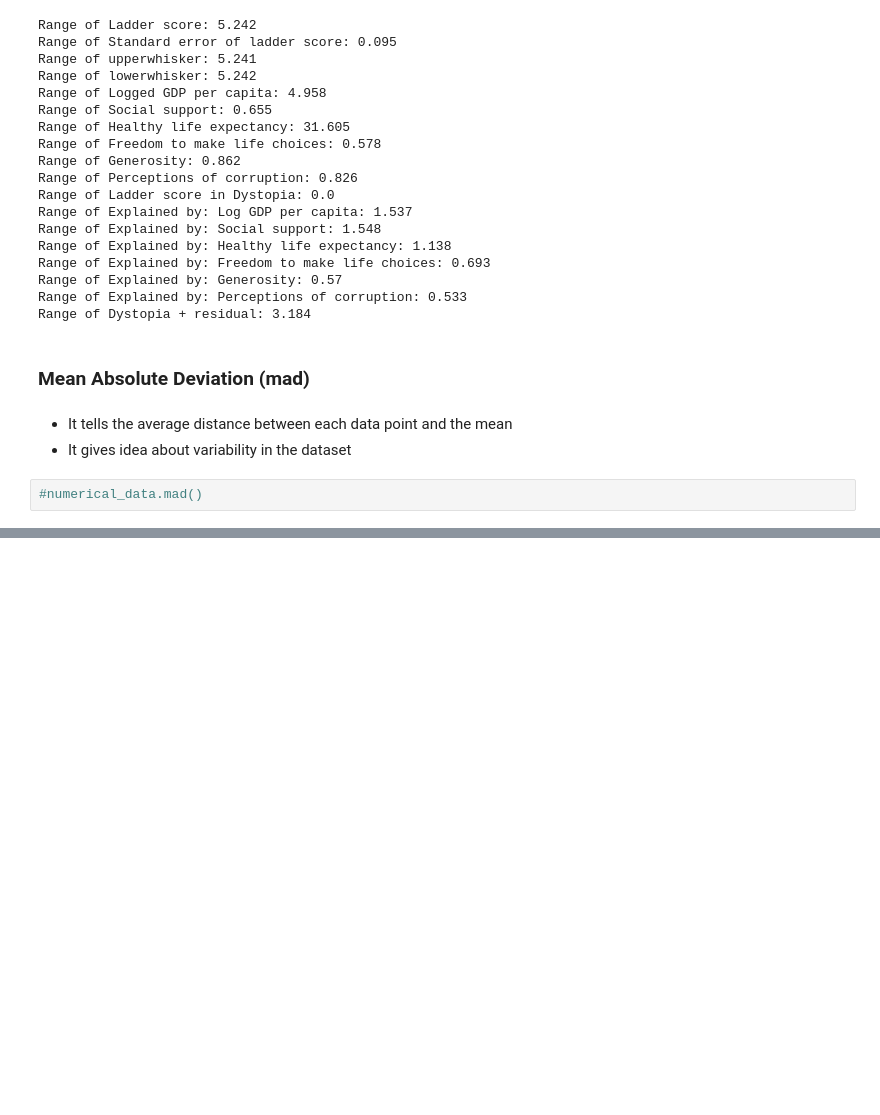
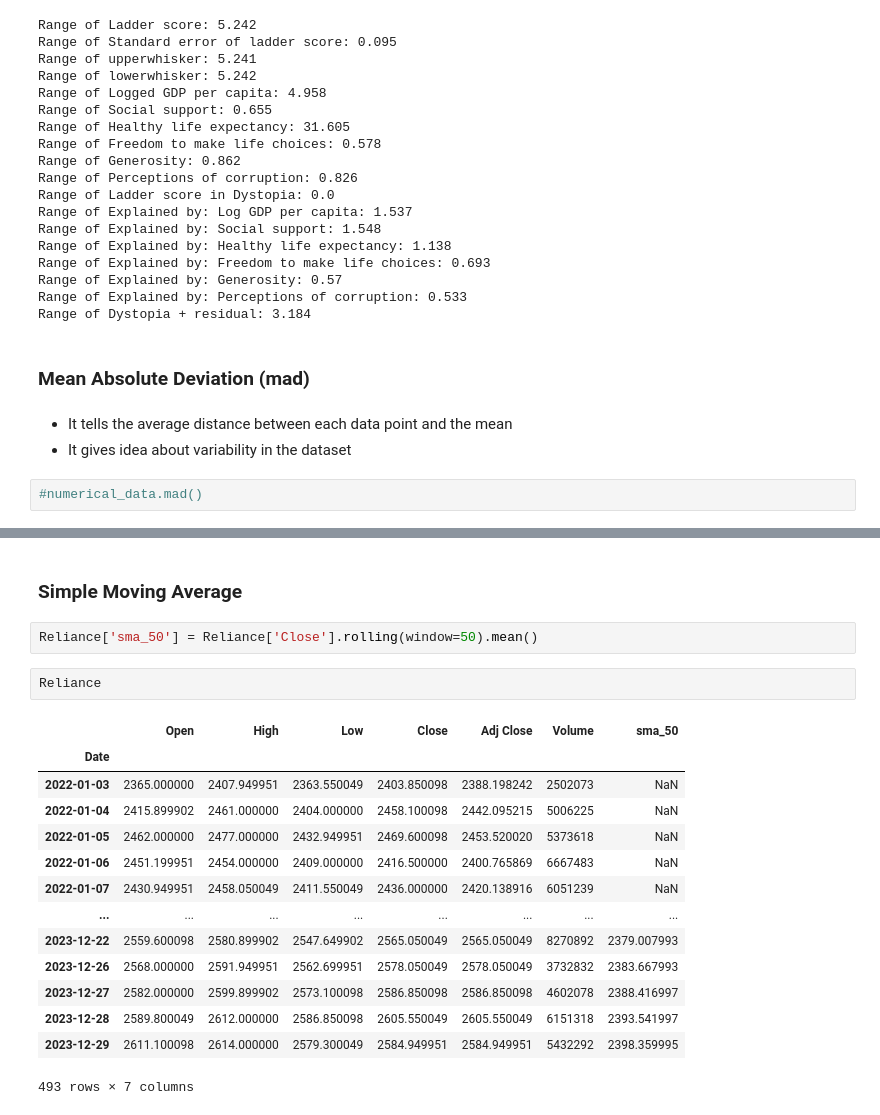
Before and after one commit to muhammedsinan07/Statistical-Analysis, a Jupyter notebook: Statistical Analysis.ipynb, the cells around one changed output, grey strips where cells are left out. Drawn from its saved outputs; the diff is of its cells as text; blank space fills up the shorter version.

```diff
--- a/Statistical Analysis.ipynb
+++ b/Statistical Analysis.ipynb
@@ -387,0 +431,21 @@ Range of Dystopia + residual: 3.184
+# %% [markdown]
+### Simple Moving Average
+# %%
+Reliance['sma_50'] = Reliance['Close'].rolling(window=50).mean()
+# %%
+Reliance
+# %% [output]
+|  | Open | High | Low | Close | Adj Close | Volume | sma_50 |
+| Date |  |  |  |  |  |  |  |
+| 2022-01-03 | 2365.000000 | 2407.949951 | 2363.550049 | 2403.850098 | 2388.198242 | 2502073 | NaN |
+| 2022-01-04 | 2415.899902 | 2461.000000 | 2404.000000 | 2458.100098 | 2442.095215 | 5006225 | NaN |
+| 2022-01-05 | 2462.000000 | 2477.000000 | 2432.949951 | 2469.600098 | 2453.520020 | 5373618 | NaN |
+| 2022-01-06 | 2451.199951 | 2454.000000 | 2409.000000 | 2416.500000 | 2400.765869 | 6667483 | NaN |
+| 2022-01-07 | 2430.949951 | 2458.050049 | 2411.550049 | 2436.000000 | 2420.138916 | 6051239 | NaN |
+| ... | ... | ... | ... | ... | ... | ... | ... |
+| 2023-12-22 | 2559.600098 | 2580.899902 | 2547.649902 | 2565.050049 | 2565.050049 | 8270892 | 2379.007993 |
+| 2023-12-26 | 2568.000000 | 2591.949951 | 2562.699951 | 2578.050049 | 2578.050049 | 3732832 | 2383.667993 |
+| 2023-12-27 | 2582.000000 | 2599.899902 | 2573.100098 | 2586.850098 | 2586.850098 | 4602078 | 2388.416997 |
+| 2023-12-28 | 2589.800049 | 2612.000000 | 2586.850098 | 2605.550049 | 2605.550049 | 6151318 | 2393.541997 |
+| 2023-12-29 | 2611.100098 | 2614.000000 | 2579.300049 | 2584.949951 | 2584.949951 | 5432292 | 2398.359995 |
+493 rows × 7 columns
```
Also changed, not shown: parts of 8 cells of this notebook.
